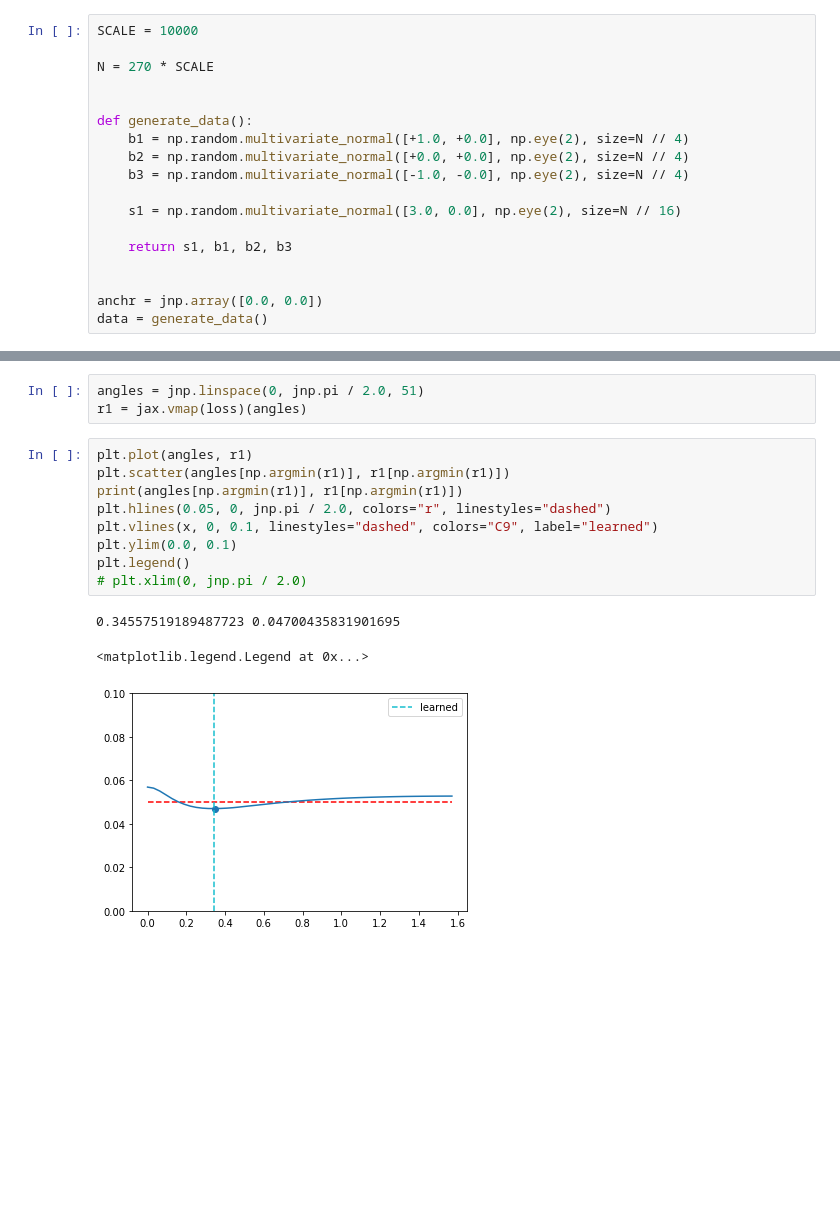
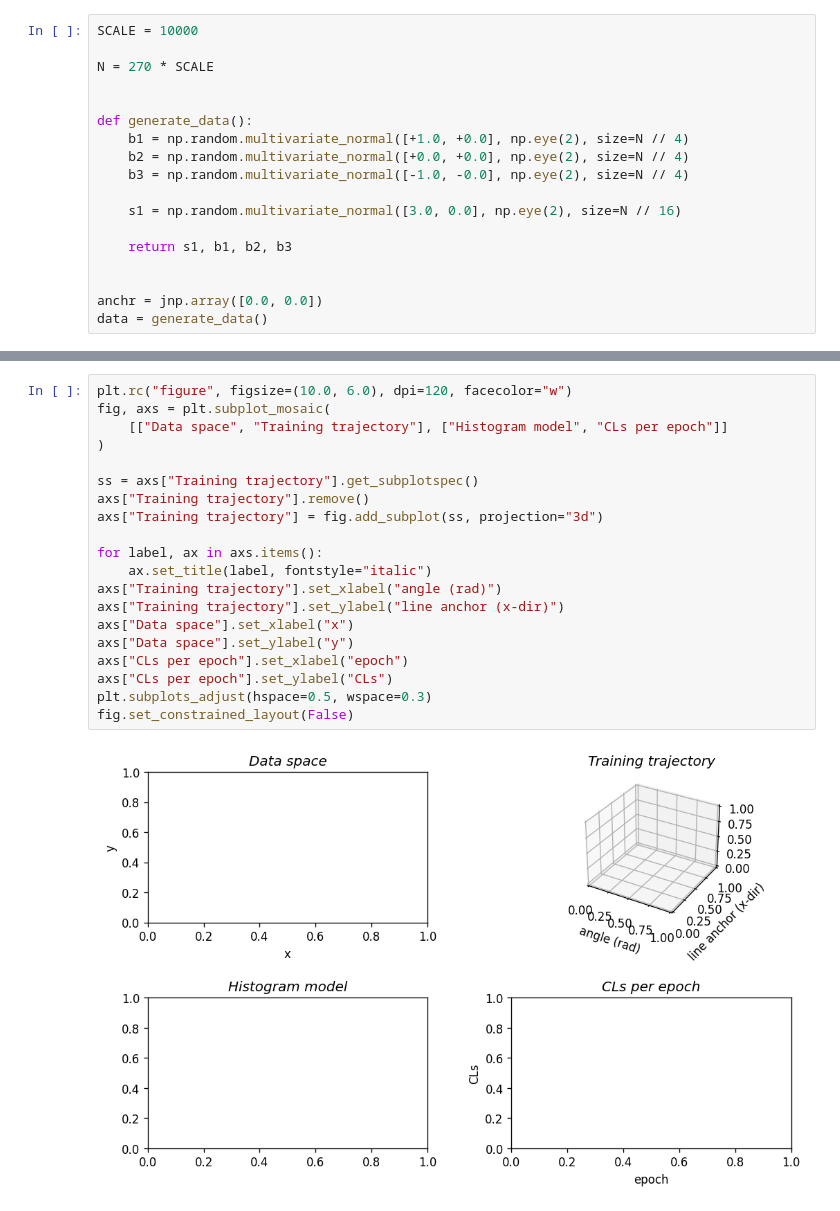
Before and after one commit to gradhep/neos-scratch, a Jupyter notebook: examples/3-blobs/3blobs1line.ipynb, the cells around one changed output, grey strips where cells are left out. Drawn from its saved outputs; the diff is of its cells as text; blank space fills up the shorter version.

Commit message:
messing around with plotting stuff

```diff
--- a/examples/3-blobs/3blobs1line.ipynb
+++ b/examples/3-blobs/3blobs1line.ipynb
@@ -68,16 +68,22 @@ for i in range(50):
-# %%
-angles = jnp.linspace(0, jnp.pi / 2.0, 51)
-r1 = jax.vmap(loss)(angles)
-# %%
-plt.plot(angles, r1)
-plt.scatter(angles[np.argmin(r1)], r1[np.argmin(r1)])
-print(angles[np.argmin(r1)], r1[np.argmin(r1)])
-plt.hlines(0.05, 0, jnp.pi / 2.0, colors="r", linestyles="dashed")
-plt.vlines(x, 0, 0.1, linestyles="dashed", colors="C9", label="learned")
-plt.ylim(0.0, 0.1)
-plt.legend()
-# plt.xlim(0, jnp.pi / 2.0)
-# %% [output]
-0.34557519189487723 0.04700435831901695
-<matplotlib.legend.Legend at 0x...>
-[figure, removed]
+# %%
+plt.rc("figure", figsize=(10.0, 6.0), dpi=120, facecolor="w")
+fig, axs = plt.subplot_mosaic(
+    [["Data space", "Training trajectory"], ["Histogram model", "CLs per epoch"]]
+)
+
+ss = axs["Training trajectory"].get_subplotspec()
+axs["Training trajectory"].remove()
+axs["Training trajectory"] = fig.add_subplot(ss, projection="3d")
+
+for label, ax in axs.items():
+    ax.set_title(label, fontstyle="italic")
+axs["Training trajectory"].set_xlabel("angle (rad)")
+axs["Training trajectory"].set_ylabel("line anchor (x-dir)")
+axs["Data space"].set_xlabel("x")
+axs["Data space"].set_ylabel("y")
+axs["CLs per epoch"].set_xlabel("epoch")
+axs["CLs per epoch"].set_ylabel("CLs")
+plt.subplots_adjust(hspace=0.5, wspace=0.3)
+fig.set_constrained_layout(False)
+# %% [output]
+[figure, added]
```
Also changed, not shown: parts of 3 cells of this notebook, 2 other files.
